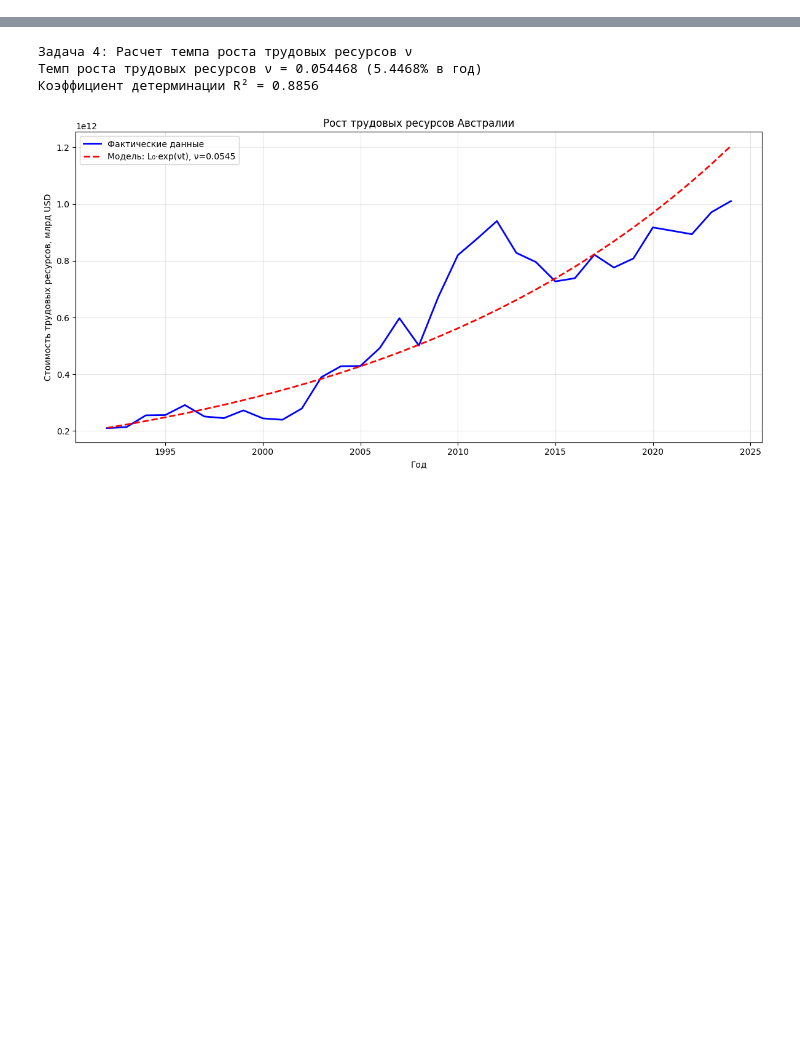
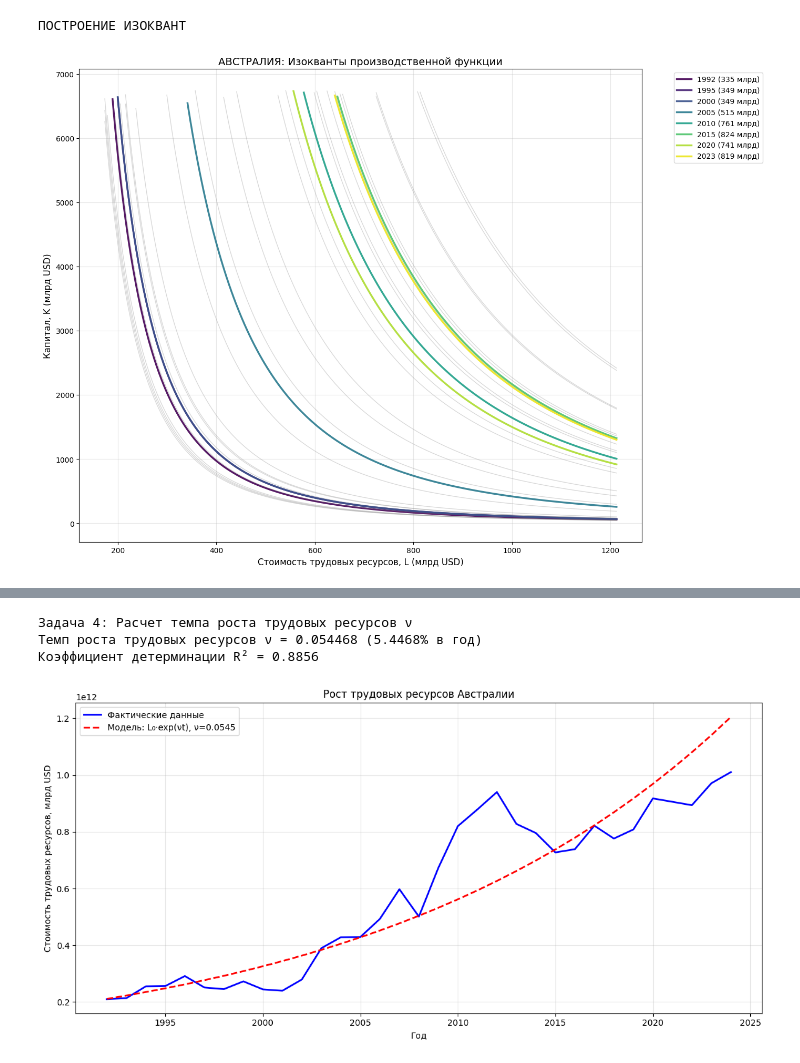
Before and after one commit to Allseeing1620/Australia_economic_analysis, a Jupyter notebook: analis_Australia.ipynb, the cells around one changed output, grey strips where cells are left out. Saved outputs shown, nothing was run; the diff lists cells and outputs as text; code cells hidden in the pictures; blank space fills up the shorter version.

Commit message:
add data capital and debug analis

```diff
--- a/analis_Australia.ipynb
+++ b/analis_Australia.ipynb
@@ -833,0 +630,44 @@ Year
+# %%
+print("ПОСТРОЕНИЕ ИЗОКВАНТ")
+
+plt.figure(figsize=(14, 10))
+
+# Диапазон для L
+L_min = data_iso['L'].min() * 0.8
+L_max = data_iso['L'].max() * 1.2
+L_range = np.linspace(L_min, L_max, 200)
+
+# Все годы
+all_years = data_iso.index.astype(int).tolist()
+
+# Цветовая карта для всех годов
+colors = plt.cm.viridis(np.linspace(0, 1, len(all_years)))
+
+# Ключевые годы для выделения
+key_years = [year for year in [1992, 1995, 2000, 2005, 2010, 2015, 2020, 2023] if year in all_years]
+
+# ==================== ПОСТРОЕНИЕ ИЗОКВАНТ ====================
+for i, year in enumerate(all_years):
+    X_iso = data_iso.loc[year, 'X']
+    K_iso = (X_iso / (A_norm * L_range**β)) ** (1/α)
+
+    valid_mask = (K_iso > 0) & (K_iso < data_iso['K'].max() * 2) & (np.isfinite(K_iso))
+
+    if year in key_years:
+        plt.plot(L_range[valid_mask], K_iso[valid_mask],
+                 color=colors[i], linewidth=2.5, alpha=0.9,
+                 label=f'{year} ({X_iso:.0f} млрд)')
+    else:
+        plt.plot(L_range[valid_mask], K_iso[valid_mask],
+                 color='gray', linewidth=1, alpha=0.3)
+
+plt.xlabel('Стоимость трудовых ресурсов, L (млрд USD)', fontsize=12)
+plt.ylabel('Капитал, K (млрд USD)', fontsize=12)
+plt.title('АВСТРАЛИЯ: Изокванты производственной функции', fontsize=14)
+plt.grid(True, alpha=0.3)
+plt.legend(bbox_to_anchor=(1.05, 1), loc='upper left')
+plt.tight_layout()
+plt.show()
+# %% [output]
+ПОСТРОЕНИЕ ИЗОКВАНТ
+[figure, added]
```
Also changed, not shown: parts of 16 cells of this notebook, 1 other file.
